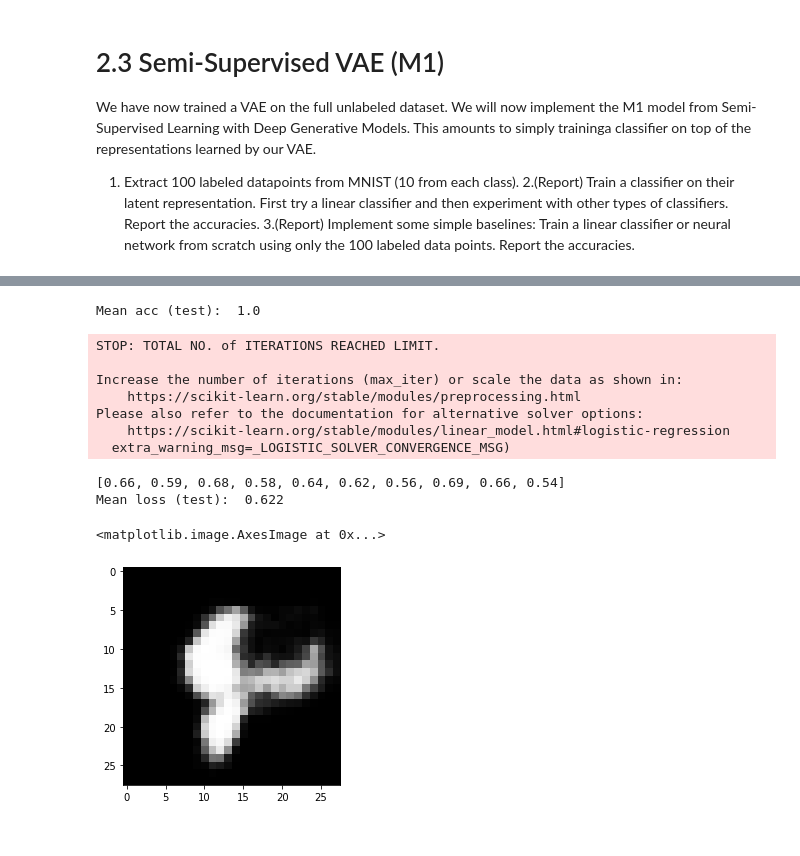
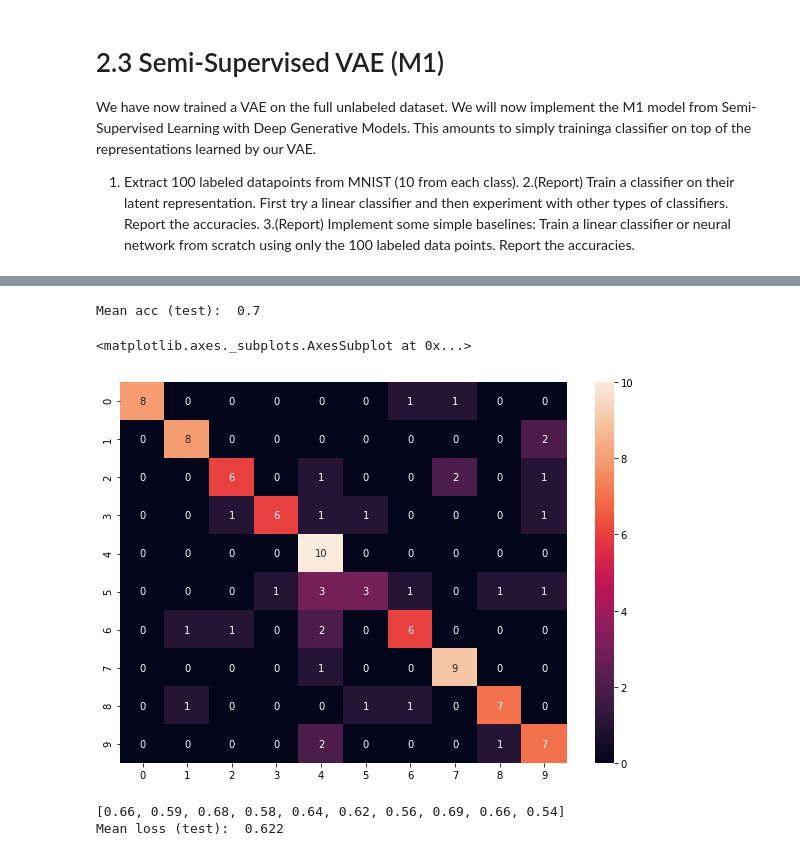
Before and after one commit to BenjaminEriksen95/VAEGen, a Jupyter notebook: Presentation_M1.ipynb, the cells around one changed output, grey strips where cells are left out. Cells and saved outputs as stored; diff of their text form; code cells hidden in the pictures.

```diff
--- a/Presentation_M1.ipynb
+++ b/Presentation_M1.ipynb
@@ -375,25 +395,27 @@ Mean acc (train):  1.0
 # %%
 idx_test_subset = get_target_indexes(dset_test, classes, 10)
 X_test = dset_test.data[idx_test_subset].type(torch.float)
 X_test = torch.unsqueeze(X_test, 1)
 y_test = dset_test.targets[idx_test_subset].numpy()
 
 model.eval()
 with torch.no_grad():
     mu, logvar, z, x_recon = model(X_test.to(device))
     Z_test = z.cpu().numpy()
 
 
 # TODO: proper test
-# clf = LogisticRegression(random_state=0).fit(Z_test, y_test)
-# print("Mean acc (test): ", clf.score(Z_test, y_test))
+y_pred = clf.predict(Z_test)
+test_acc = sklearn.metrics.accuracy_score(y_test, y_pred)
+print("Mean acc (test): ", test_acc)
+
+cm = sklearn.metrics.confusion_matrix(y_true = y_test, y_pred = y_pred)
+df_cm = pd.DataFrame(cm, index = [str(i) for i in classes],
+                       columns = [str(i) for i in classes])
+plt.figure(figsize = (10,7))
+sns.heatmap(df_cm, annot=True)
 # %% [output]
-Mean acc (test):  1.0
+Mean acc (test):  0.7
-STOP: TOTAL NO. of ITERATIONS REACHED LIMIT.
-
-Increase the number of iterations (max_iter) or scale the data as shown in:
-    https://scikit-learn.org/stable/modules/preprocessing.html
-Please also refer to the documentation for alternative solver options:
-    https://scikit-learn.org/stable/modules/linear_model.html#logistic-regression
-  extra_warning_msg=_LOGISTIC_SOLVER_CONVERGENCE_MSG)
+<matplotlib.axes._subplots.AxesSubplot at 0x...>
+[figure, added]
 # %%
@@ -412,10 +434,3 @@ print("Mean loss (test): ", np.mean(np.array(err)))
 # %% [output]
 [0.66, 0.59, 0.68, 0.58, 0.64, 0.62, 0.56, 0.69, 0.66, 0.54]
 Mean loss (test):  0.622
-# %%
-x_recon = model.sample(1)
-
-plt.imshow(x_recon[0][0].cpu(), cmap='gray', interpolation='none')
-# %% [output]
-<matplotlib.image.AxesImage at 0x...>
-[figure, removed]
```
Also changed, not shown: parts of 12 cells of this notebook.
